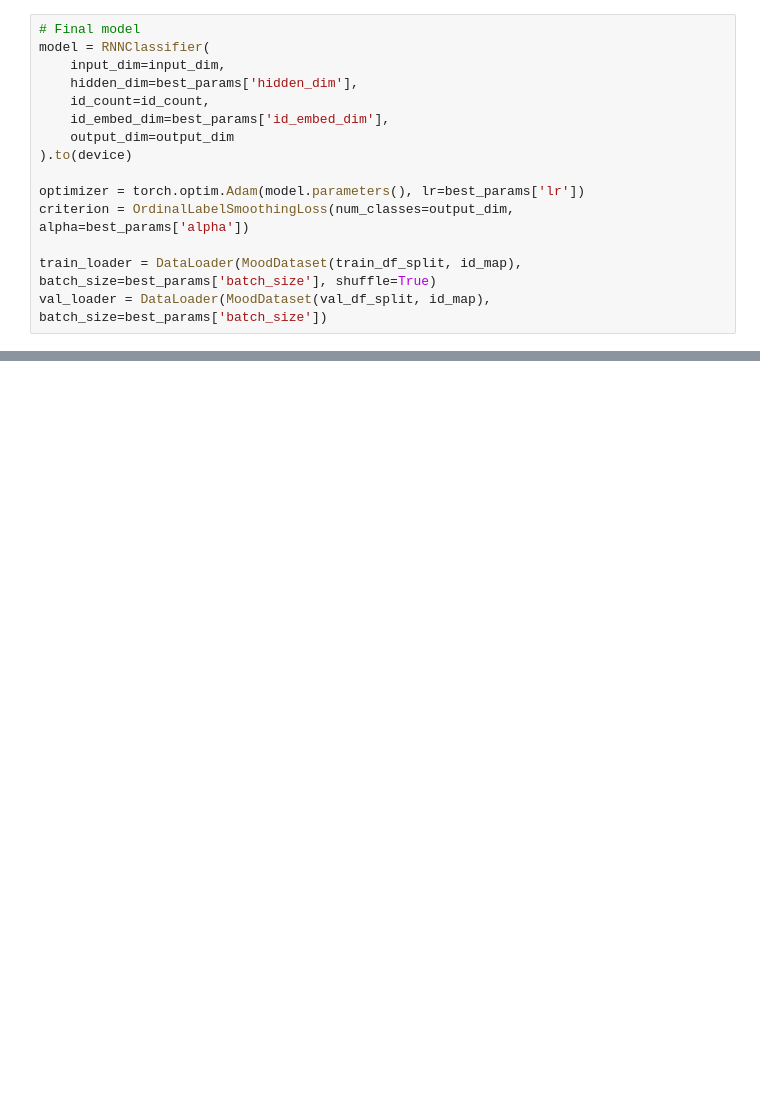
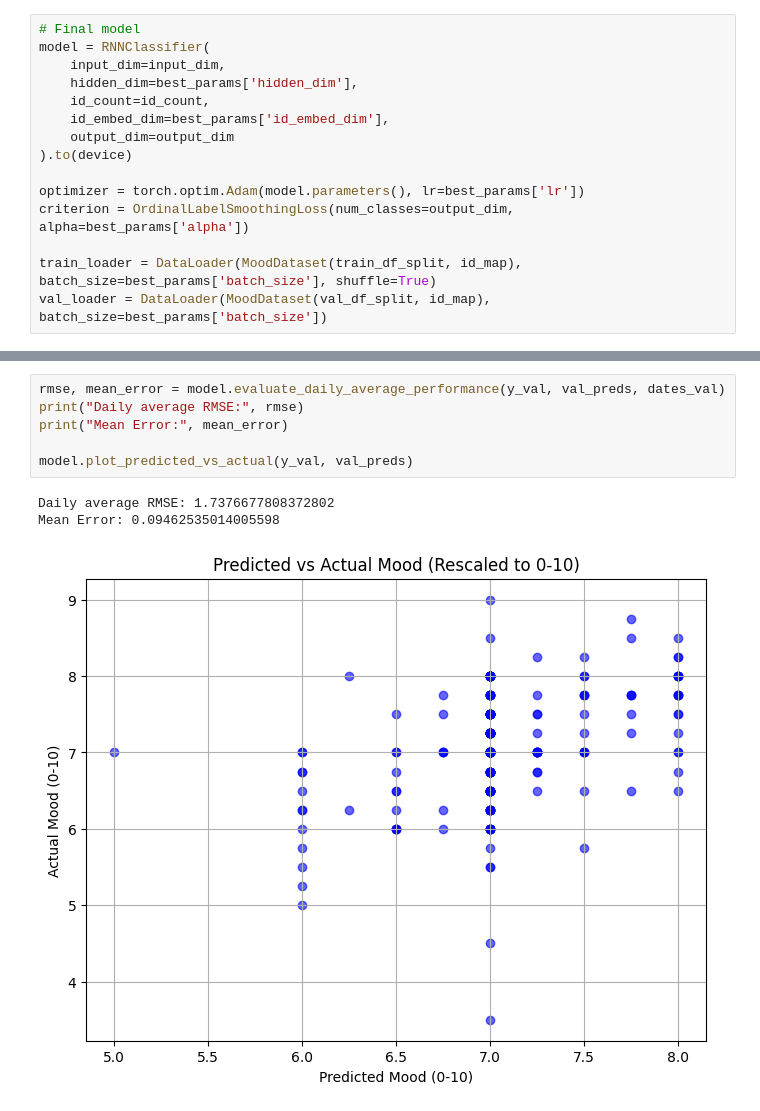
Before and after one commit to Rikvandijk1209/DataMiningTechniquesA1, a Jupyter notebook: notebooks/classification_modelling.ipynb, the cells around one changed output, grey strips where cells are left out. Saved outputs shown, nothing was run; the diff lists cells and outputs as text; blank space fills up the shorter version.

```diff
--- a/notebooks/classification_modelling.ipynb
+++ b/notebooks/classification_modelling.ipynb
@@ -149,0 +212,10 @@ train_df_split['mood'].unique(), train_df_split['mood'].value_counts()
+# %%
+rmse, mean_error = model.evaluate_daily_average_performance(y_val, val_preds, dates_val)
+print("Daily average RMSE:", rmse)
+print("Mean Error:", mean_error)
+
+model.plot_predicted_vs_actual(y_val, val_preds)
+# %% [output]
+Daily average RMSE: 1.7376677808372802
+Mean Error: 0.09462535014005598
+[figure, added]
```
Also changed, not shown: parts of 10 cells of this notebook.
